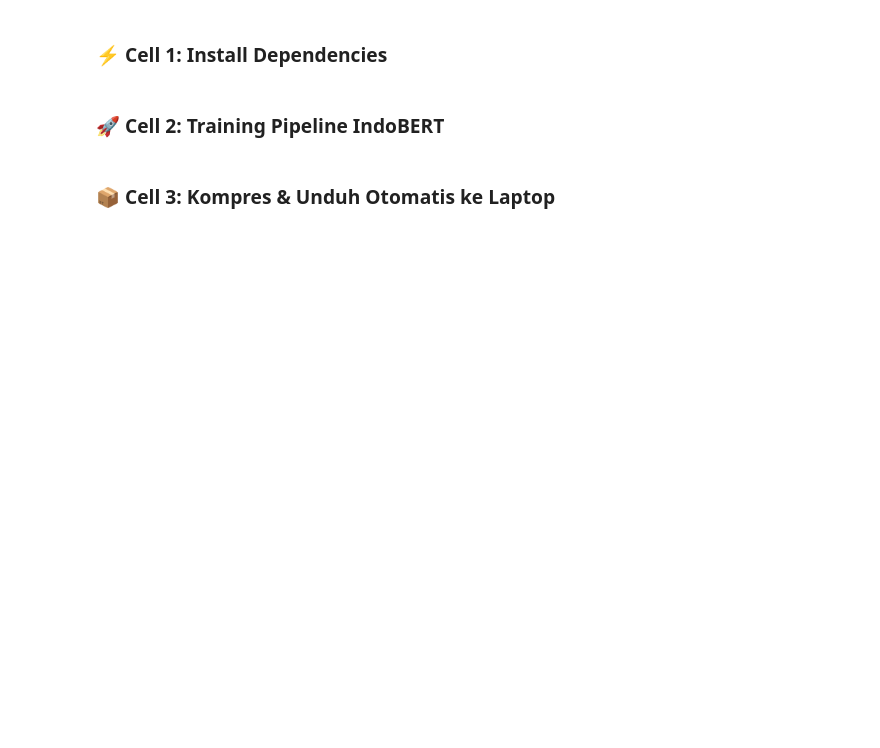
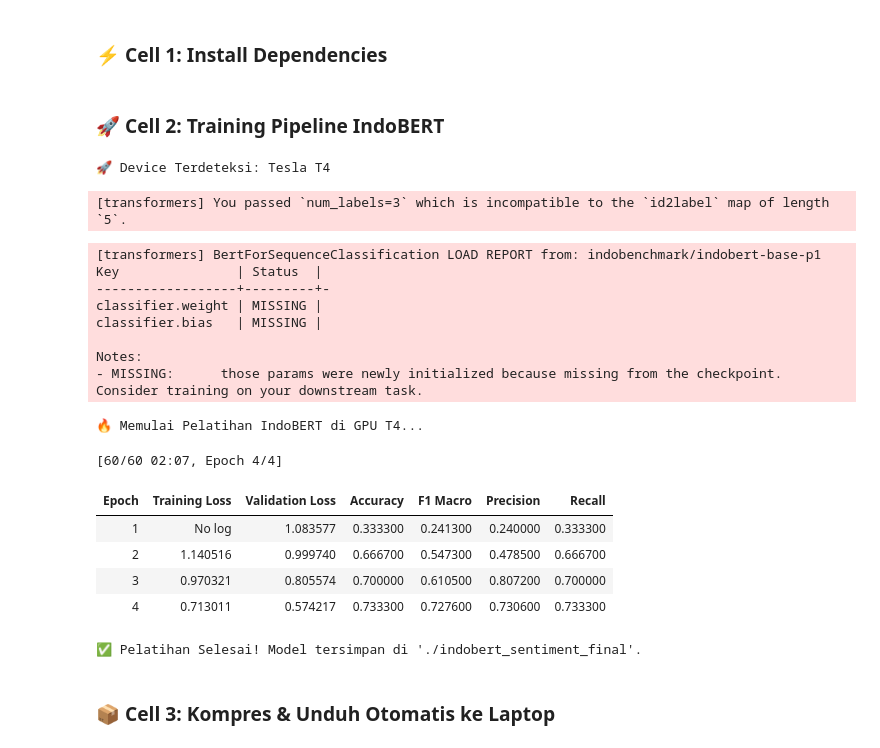
Before and after one commit to BertrandOscarSaputra/dpr-agentic-ai, a Jupyter notebook: notebooks/train_indobert_colab.ipynb, the cells around one changed output. Cells and saved outputs as stored; diff of their text form; code cells hidden in the pictures; blank space fills up the shorter version.

```diff
--- a/notebooks/train_indobert_colab.ipynb
+++ b/notebooks/train_indobert_colab.ipynb
@@ -90,35 +92,54 @@ training_args = TrainingArguments(
     output_dir="./indobert_checkpoints",
     num_train_epochs=4,
     per_device_train_batch_size=16,
     per_device_eval_batch_size=16,
     learning_rate=2e-5,
-    warmup_ratio=0.1,
+    warmup_steps=100,  # Diubah dari warmup_ratio ke warmup_steps
     weight_decay=0.01,
-    evaluation_strategy="epoch",
+    eval_strategy="epoch",  # Diubah dari evaluation_strategy ke eval_strategy (versi transformers terbaru)
     save_strategy="epoch",
     load_best_model_at_end=True,
     metric_for_best_model="f1_macro",
     logging_steps=20,
     fp16=True,
 )
 
 # 4. Eksekusi Training
 trainer = Trainer(
     model=model,
     args=training_args,
     train_dataset=train_dataset,
     eval_dataset=val_dataset,
     compute_metrics=compute_metrics,
 )
 
 print("🔥 Memulai Pelatihan IndoBERT di GPU T4...")
 trainer.train()
 
 # 5. Simpan Model
 SAVE_DIR = "./indobert_sentiment_final"
 model.save_pretrained(SAVE_DIR)
 tokenizer.save_pretrained(SAVE_DIR)
 print(f"✅ Pelatihan Selesai! Model tersimpan di '{SAVE_DIR}'.")
+# %% [output]
+🚀 Device Terdeteksi: Tesla T4
+[transformers] You passed `num_labels=3` which is incompatible to the `id2label` map of length `5`.
+[transformers] BertForSequenceClassification LOAD REPORT from: indobenchmark/indobert-base-p1
+Key               | Status  |
+------------------+---------+-
+classifier.weight | MISSING |
+classifier.bias   | MISSING |
+
+Notes:
+- MISSING:      those params were newly initialized because missing from the checkpoint. Consider training on your downstream task.
+🔥 Memulai Pelatihan IndoBERT di GPU T4...
+[60/60 02:07, Epoch 4/4]
+| Epoch | Training Loss | Validation Loss | Accuracy | F1 Macro | Precision | Recall |
+| 1 | No log | 1.083577 | 0.333300 | 0.241300 | 0.240000 | 0.333300 |
+| 2 | 1.140516 | 0.999740 | 0.666700 | 0.547300 | 0.478500 | 0.666700 |
+| 3 | 0.970321 | 0.805574 | 0.700000 | 0.610500 | 0.807200 | 0.700000 |
+| 4 | 0.713011 | 0.574217 | 0.733300 | 0.727600 | 0.730600 | 0.733300 |
+✅ Pelatihan Selesai! Model tersimpan di './indobert_sentiment_final'.
 # %% [markdown]
 ### 📦 Cell 3: Kompres & Unduh Otomatis ke Laptop
 # %%
```
Also changed, not shown: parts of 2 cells of this notebook.
